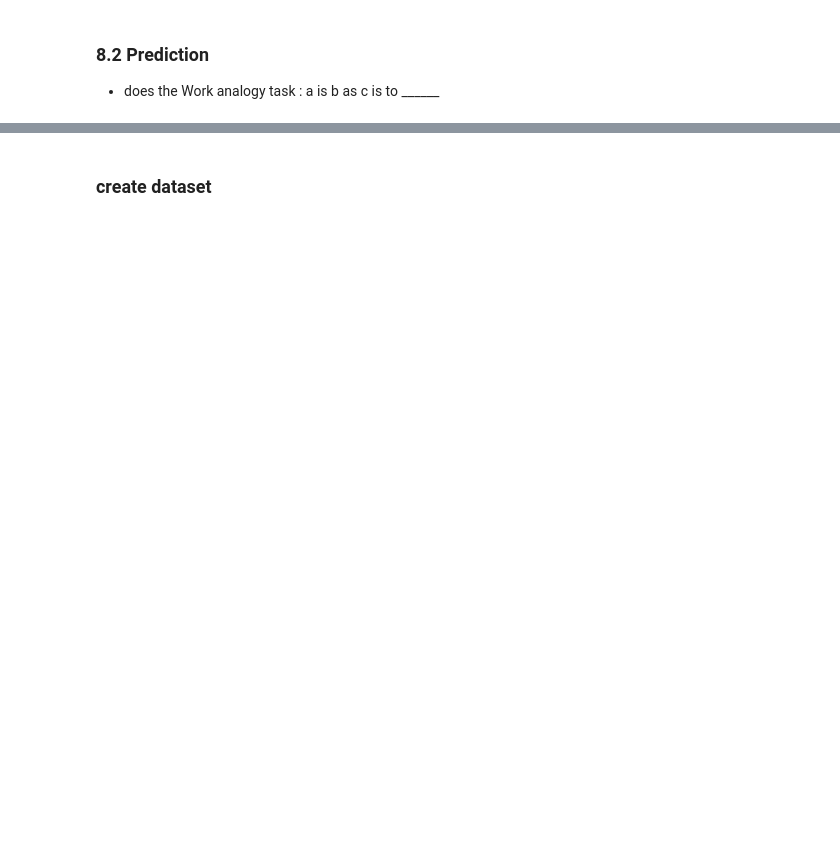
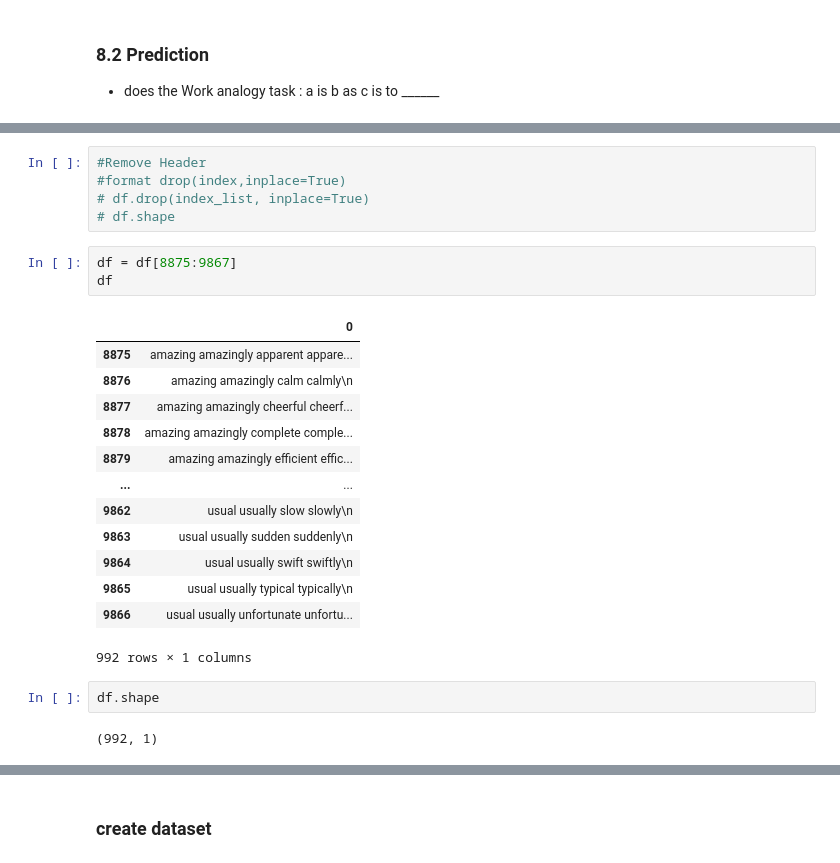
Before and after one commit to guntsvzz/DSAI-AIT, a Jupyter notebook: Course/Natural Language Understanding/Assignment/02 - GloVe.ipynb, the cells around one changed output, grey strips where cells are left out. Cells and saved outputs as stored; diff of their text form; blank space fills up the shorter version.

```diff
--- a/Course/Natural Language Understanding/Assignment/02 - GloVe.ipynb
+++ b/Course/Natural Language Understanding/Assignment/02 - GloVe.ipynb
@@ -389,0 +387,26 @@ Greece vs. Iraq:  0.06301899
+# %%
+#Remove Header
+#format drop(index,inplace=True)
+# df.drop(index_list, inplace=True)
+# df.shape
+# %%
+df = df[8875:9867]
+df
+# %% [output]
+|  | 0 |
+| 8875 | amazing amazingly apparent appare... |
+| 8876 | amazing amazingly calm calmly\n |
+| 8877 | amazing amazingly cheerful cheerf... |
+| 8878 | amazing amazingly complete comple... |
+| 8879 | amazing amazingly efficient effic... |
+| ... | ... |
+| 9862 | usual usually slow slowly\n |
+| 9863 | usual usually sudden suddenly\n |
+| 9864 | usual usually swift swiftly\n |
+| 9865 | usual usually typical typically\n |
+| 9866 | usual usually unfortunate unfortu... |
+992 rows × 1 columns
+# %%
+df.shape
+# %% [output]
+(992, 1)
```
Also changed, not shown: parts of 32 cells of this notebook, 10 other files.
